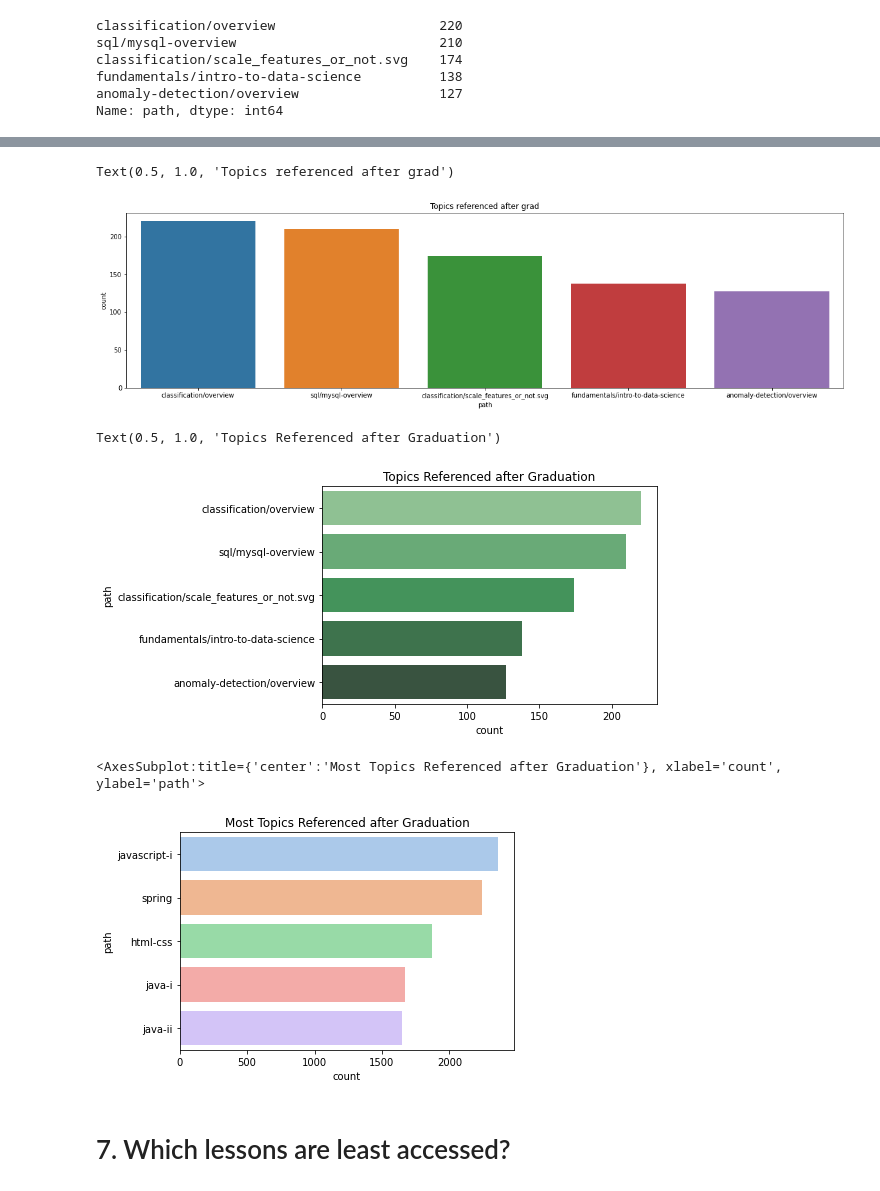
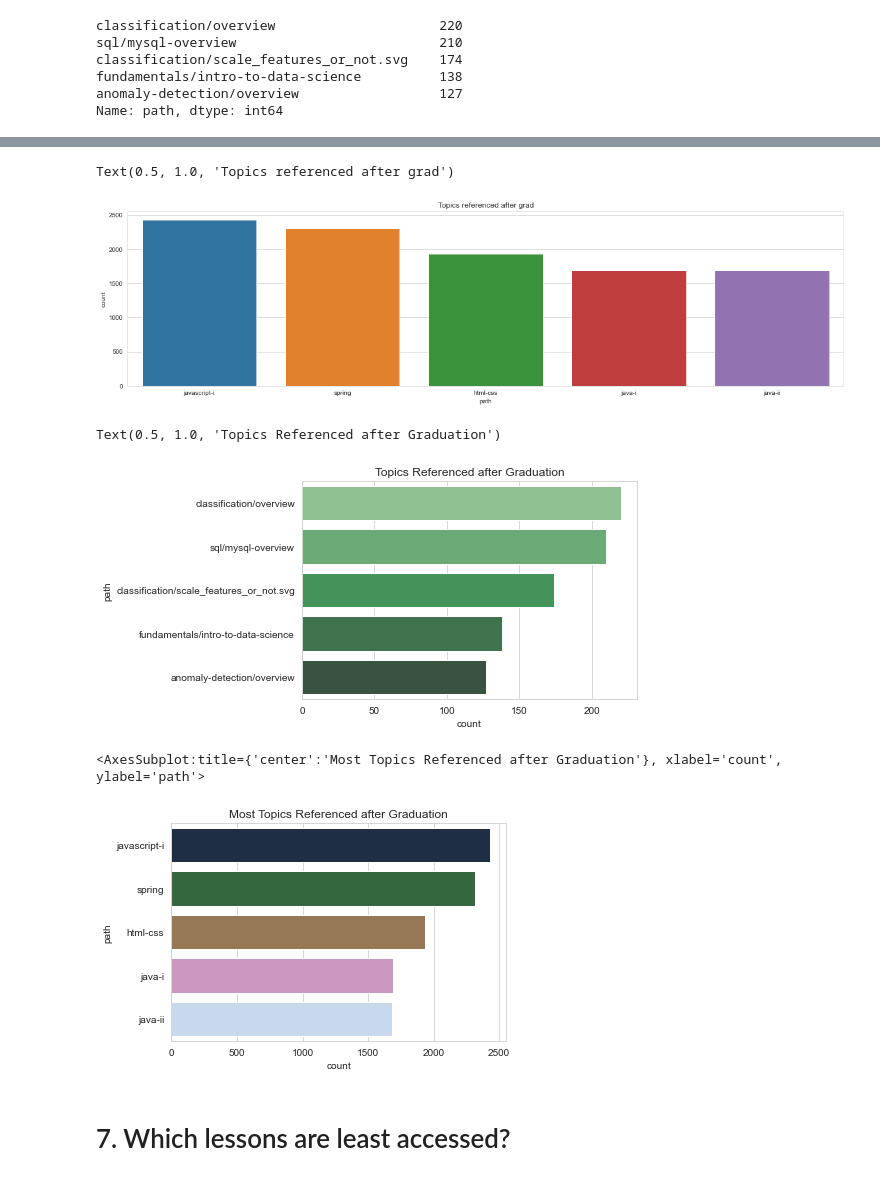
Before and after one commit to miller-cerna-laskowski-morris-eyring/anomaly-group-project, a Jupyter notebook: ray_eda.ipynb, the cells around one changed output, grey strips where cells are left out. Drawn from its saved outputs; the diff is of its cells as text; code cells hidden in the pictures.

Commit message:
updated visuals

```diff
--- a/ray_eda.ipynb
+++ b/ray_eda.ipynb
@@ -286,5 +297,5 @@ Name: cohort, dtype: int64
 # %%
 # Filter dataframes for data points only after graduation date
-postgrad_access_wd = wd[(wd.accessed > wd.end_date)]
-postgrad_access_ds = ds[(ds.accessed > ds.end_date)]
+grad_accessed_wd = wd[(wd.accessed > wd.end_date)]
+grad_accessed_ds = ds[(ds.accessed > ds.end_date)]
 # %%
@@ -320,24 +331,24 @@ postgrad_access_ds.path.value_counts().head().sort_values(ascending=True).plot(
 # %%
 plt.figure(figsize=(20,5))
-sns.countplot(x=postgrad_access_ds.path,
-              order=postgrad_access_ds.path.value_counts().iloc[:5].index).set_title("Topics referenced after grad")
+sns.countplot(x=grad_accessed_wd.path,
+              order=grad_accessed_wd.path.value_counts().iloc[:5].index).set_title("Topics referenced after grad")
 # %% [output]
 Text(0.5, 1.0, 'Topics referenced after grad')
-[figure, old version]
+[figure, new version]
 # %%
-sns.countplot(y="path", data=postgrad_access_ds, palette="Greens_d",
-              order=postgrad_access_ds.path.value_counts().iloc[:5].index)
+sns.countplot(y="path", data=grad_accessed_ds, palette="Greens_d",
+              order=grad_accessed_ds.path.value_counts().iloc[:5].index)
 plt.title("Topics Referenced after Graduation")
 # %% [output]
 Text(0.5, 1.0, 'Topics Referenced after Graduation')
-[figure, old version]
+[figure, new version]
 # %%
 plt.title("Most Topics Referenced after Graduation")
-sns.countplot(y="path",data=postgrad_access_wd, palette="pastel",
-              order=postgrad_access_wd.path.value_counts().iloc[:5].index)
+sns.countplot(y="path",data=grad_accessed_wd, palette="cubehelix",
+              order=grad_accessed_wd.path.value_counts().iloc[:5].index)
 # %% [output]
 <AxesSubplot:title={'center':'Most Topics Referenced after Graduation'}, xlabel='count', ylabel='path'>
-[figure, old version]
+[figure, new version]
 # %% [markdown]
 # 7. Which lessons are least accessed?
 # %%
```
Also changed, not shown: parts of 33 cells of this notebook.
